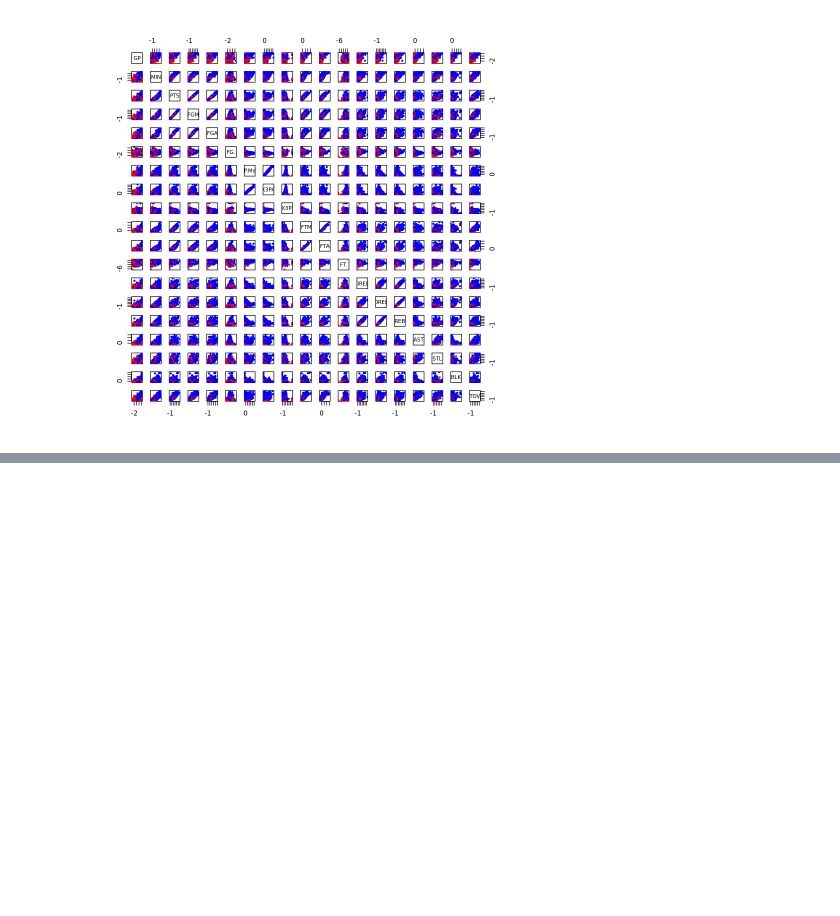
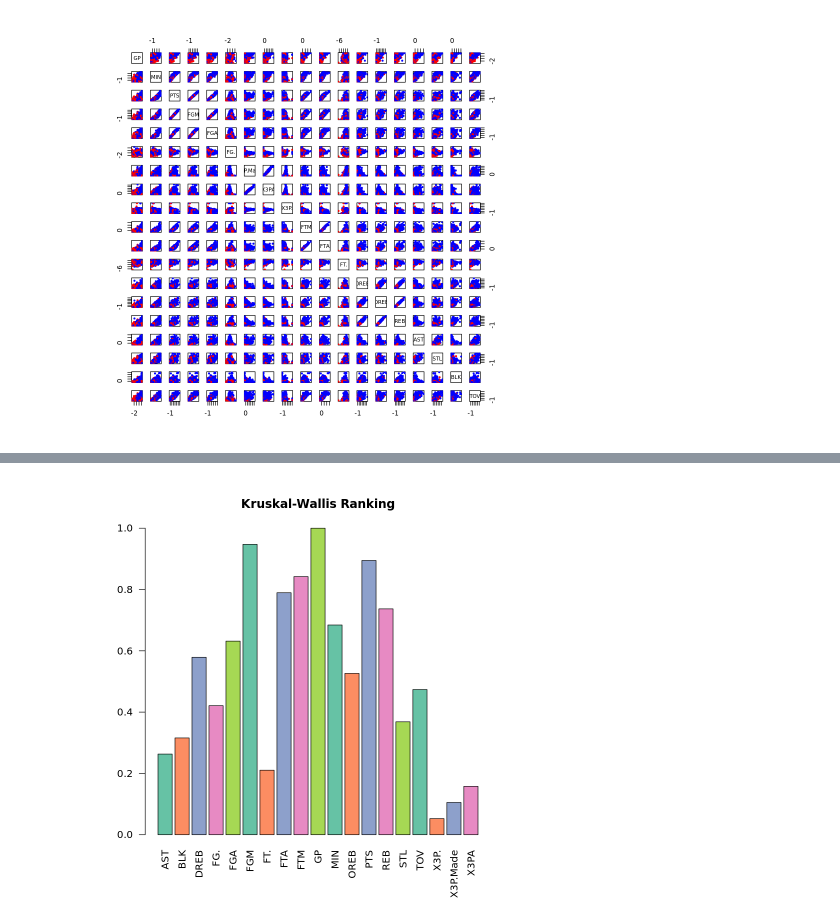
Before and after one commit to natimellino/mineria-de-datos, a Jupyter notebook: TPFinal.ipynb, the cells around one changed output, grey strips where cells are left out. Saved outputs shown, nothing was run; the diff lists cells and outputs as text; code cells hidden in the pictures; blank space fills up the shorter version.

```diff
--- a/TPFinal.ipynb
+++ b/TPFinal.ipynb
@@ -117,0 +175,5 @@ plot(nba$X3P.Made, nba$X3PA, pch = 19, cex = 0.5, col=c("red", "blue")[nba$TARGE
+# %%
+nba.kruskal <- kruskal.ranking(nba[, -20], nba$TARGET_5Yrs)
+graficar_valores(nba.kruskal, "Kruskal-Wallis Ranking")
+# %% [output]
+[figure, added]
```
Also changed, not shown: parts of 14 cells of this notebook.
